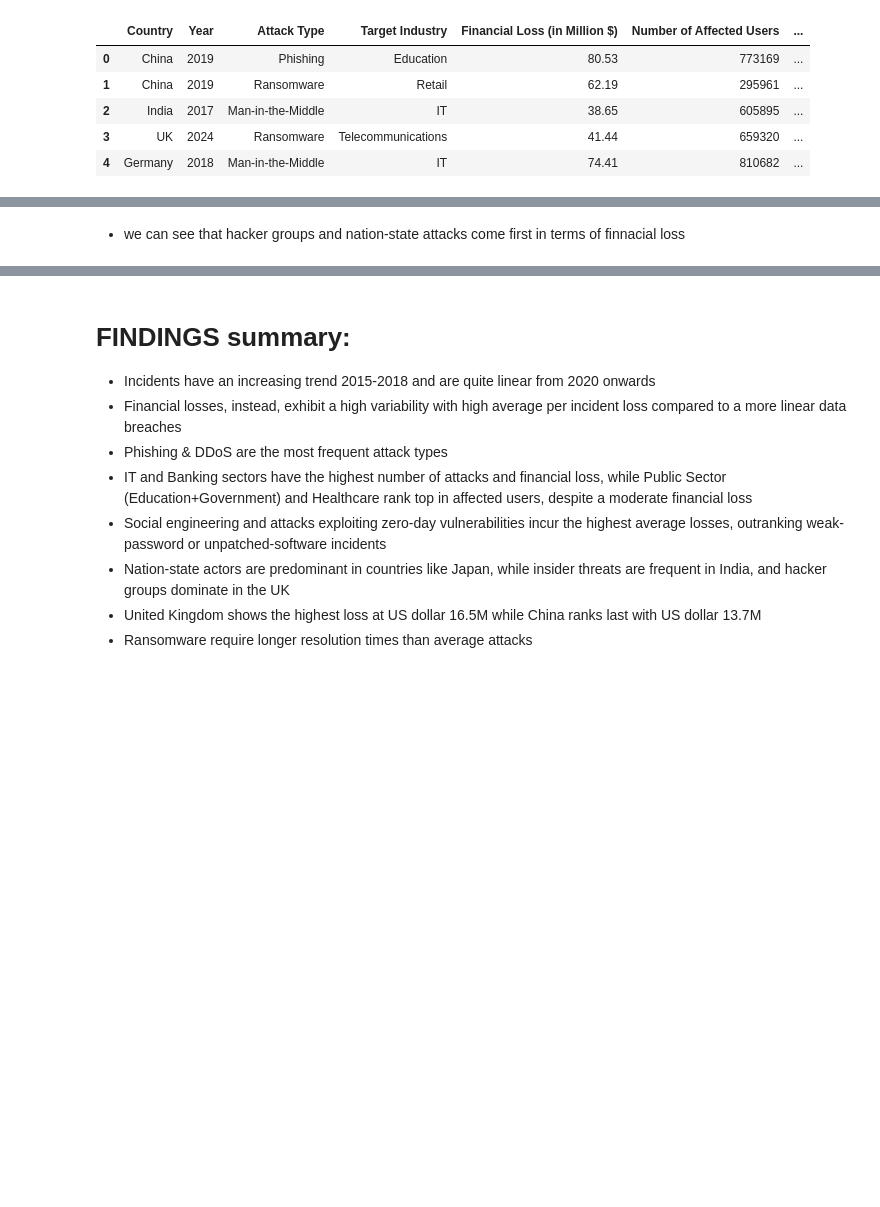
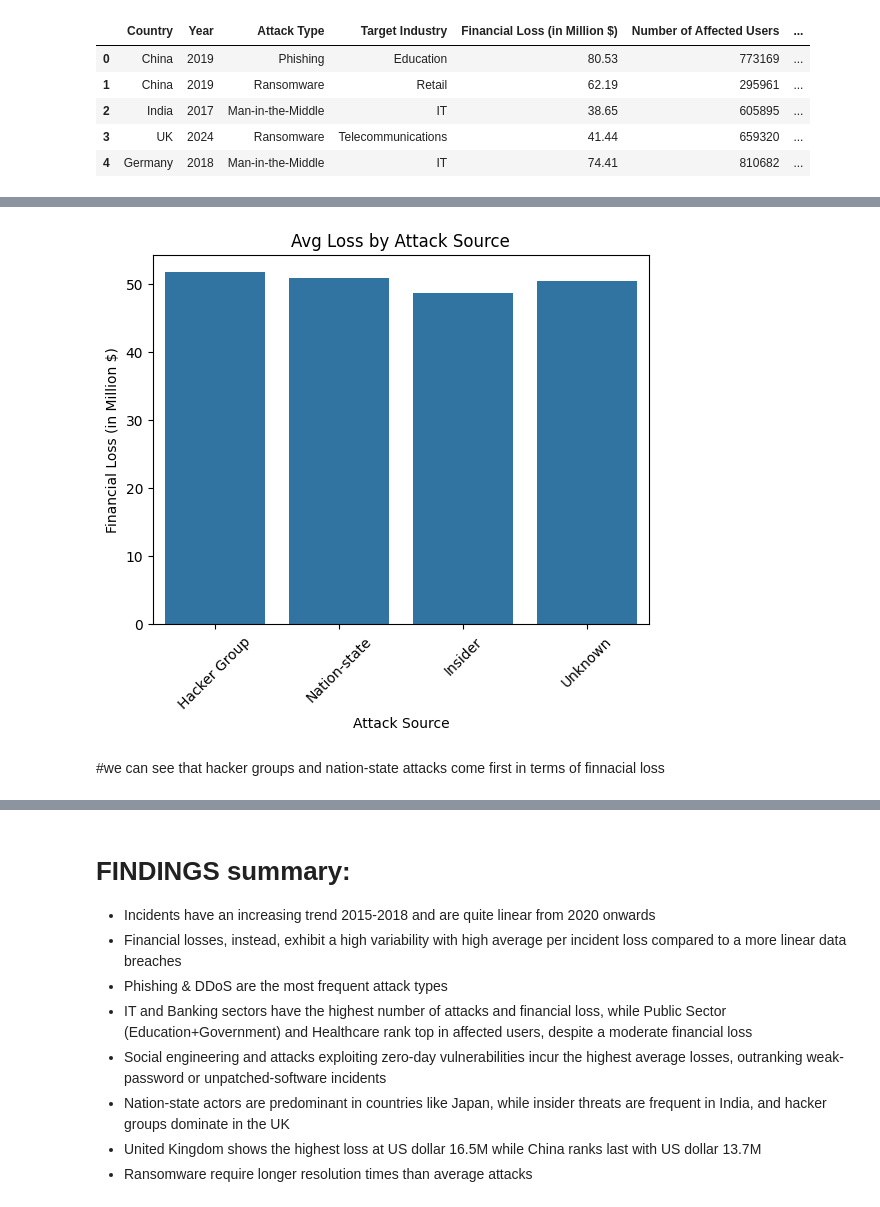
Before and after one commit to LixPix/Global-Cybersecurity-Threats-and-Trends, a Jupyter notebook: jupyter_notebooks/ETL_EDA_global_cyberthreats.ipynb, the cells around one changed output, grey strips where cells are left out. Cells and saved outputs as stored; diff of their text form; code cells hidden in the pictures; blank space fills up the shorter version.

```diff
--- a/jupyter_notebooks/ETL_EDA_global_cyberthreats.ipynb
+++ b/jupyter_notebooks/ETL_EDA_global_cyberthreats.ipynb
@@ -1816,19 +168,10 @@ print(f"   • Cross-feature correlations reveal complex cybersecurity incident
 # %%
-# attack source vs financial loss
-avg_loss_by_source = cleaned_df.groupby('Attack Source')['Financial Loss (in Million $)'].mean().reset_index()
-
-fig = px.bar(
-    avg_loss_by_source,
-    x='Attack Source',
-    y='Financial Loss (in Million $)',
-    title="Average Financial Loss by Attack Source"
-)
-
-fig.update_layout(
-    xaxis_title='Attack Source',
-    yaxis_title='Average Financial Loss (Million $)',
-    xaxis_tickangle=45
-)
-fig.show()
+#attack source vs severity
+sns.barplot(data=df, x='Attack Source', y='Financial Loss (in Million $)', errorbar=None)
+plt.xticks(rotation=45)
+plt.title("Avg Loss by Attack Source")
+plt.show()
+# %% [output]
+[figure, added]
 # %% [markdown]
-* we can see that hacker groups and nation-state attacks come first in terms of finnacial loss
+#we can see that hacker groups and nation-state attacks come first in terms of finnacial loss
```
Also changed, not shown: parts of 52 cells of this notebook, 22 other files.
